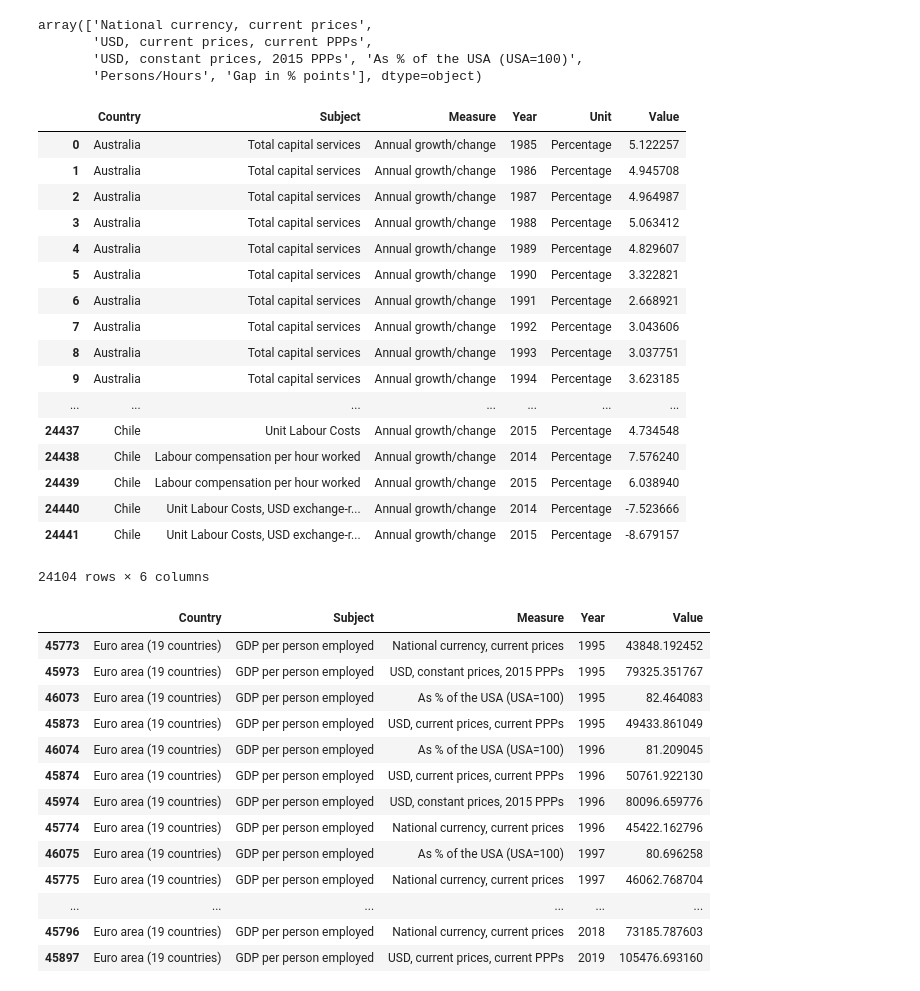
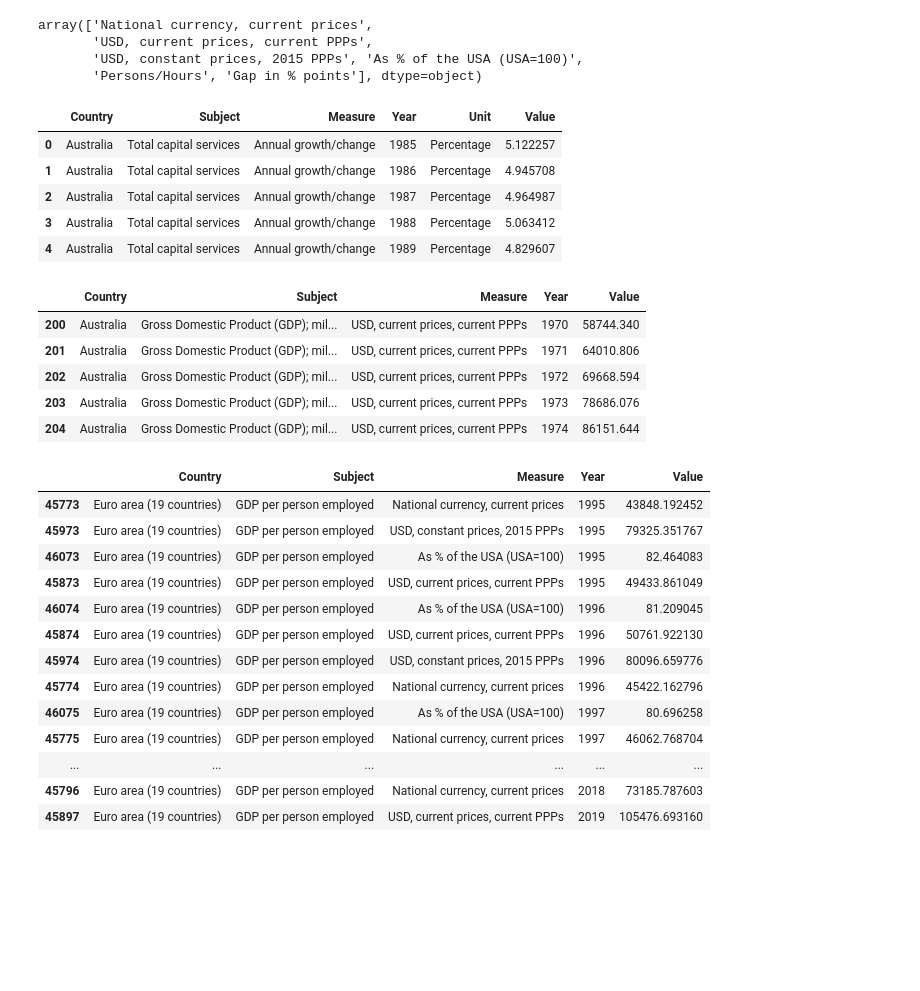
Before and after one commit to mayabenowitz/neuralcraft, a Jupyter notebook: notebooks/1.1-mayab-data-munging.ipynb, the cells around one changed output. Saved outputs shown, nothing was run; the diff lists cells and outputs as text; code cells hidden in the pictures; blank space fills up the shorter version.

```diff
--- a/notebooks/1.1-mayab-data-munging.ipynb
+++ b/notebooks/1.1-mayab-data-munging.ipynb
@@ -85,7 +85,7 @@ def make_prod_gdp_data(df_prod, df_gdp):
 
 dff_prod, dff_gdp = make_prod_gdp_data(df_prod, df_gdp)
 # %%
-dff_prod
+dff_prod.head()
 # %% [output]
 |  | Country | Subject | Measure | Year | Unit | Value |
 | 0 | Australia | Total capital services | Annual growth/change | 1985 | Percentage | 5.122257 |
@@ -93,18 +93,15 @@ dff_prod
 | 2 | Australia | Total capital services | Annual growth/change | 1987 | Percentage | 4.964987 |
 | 3 | Australia | Total capital services | Annual growth/change | 1988 | Percentage | 5.063412 |
 | 4 | Australia | Total capital services | Annual growth/change | 1989 | Percentage | 4.829607 |
-| 5 | Australia | Total capital services | Annual growth/change | 1990 | Percentage | 3.322821 |
-| 6 | Australia | Total capital services | Annual growth/change | 1991 | Percentage | 2.668921 |
-| 7 | Australia | Total capital services | Annual growth/change | 1992 | Percentage | 3.043606 |
-| 8 | Australia | Total capital services | Annual growth/change | 1993 | Percentage | 3.037751 |
-| 9 | Australia | Total capital services | Annual growth/change | 1994 | Percentage | 3.623185 |
-| ... | ... | ... | ... | ... | ... | ... |
-| 24437 | Chile | Unit Labour Costs | Annual growth/change | 2015 | Percentage | 4.734548 |
-| 24438 | Chile | Labour compensation per hour worked | Annual growth/change | 2014 | Percentage | 7.576240 |
-| 24439 | Chile | Labour compensation per hour worked | Annual growth/change | 2015 | Percentage | 6.038940 |
-| 24440 | Chile | Unit Labour Costs, USD exchange-r... | Annual growth/change | 2014 | Percentage | -7.523666 |
-| 24441 | Chile | Unit Labour Costs, USD exchange-r... | Annual growth/change | 2015 | Percentage | -8.679157 |
-24104 rows × 6 columns
+# %%
+dff_gdp.head()
+# %% [output]
+|  | Country | Subject | Measure | Year | Value |
+| 200 | Australia | Gross Domestic Product (GDP); mil... | USD, current prices, current PPPs | 1970 | 58744.340 |
+| 201 | Australia | Gross Domestic Product (GDP); mil... | USD, current prices, current PPPs | 1971 | 64010.806 |
+| 202 | Australia | Gross Domestic Product (GDP); mil... | USD, current prices, current PPPs | 1972 | 69668.594 |
+| 203 | Australia | Gross Domestic Product (GDP); mil... | USD, current prices, current PPPs | 1973 | 78686.076 |
+| 204 | Australia | Gross Domestic Product (GDP); mil... | USD, current prices, current PPPs | 1974 | 86151.644 |
 # %%
 df_gdp[(df_gdp['Subject'] == 'GDP per person employed')& (df_gdp['Country'] == 'Euro area (19 countries)')].sort_values(by='Year')
 # %% [output]
```
Also changed, not shown: 2 other files.
